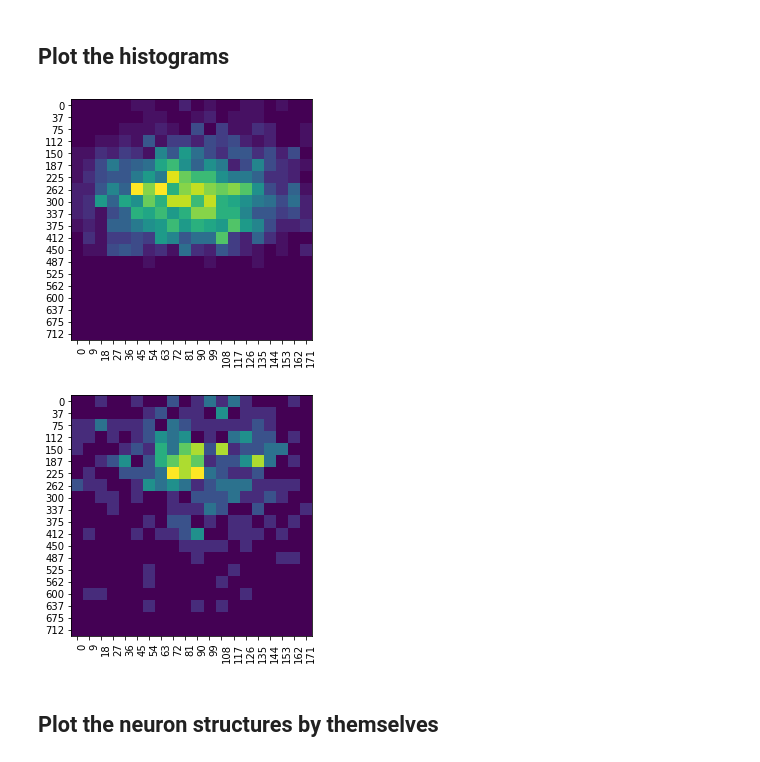
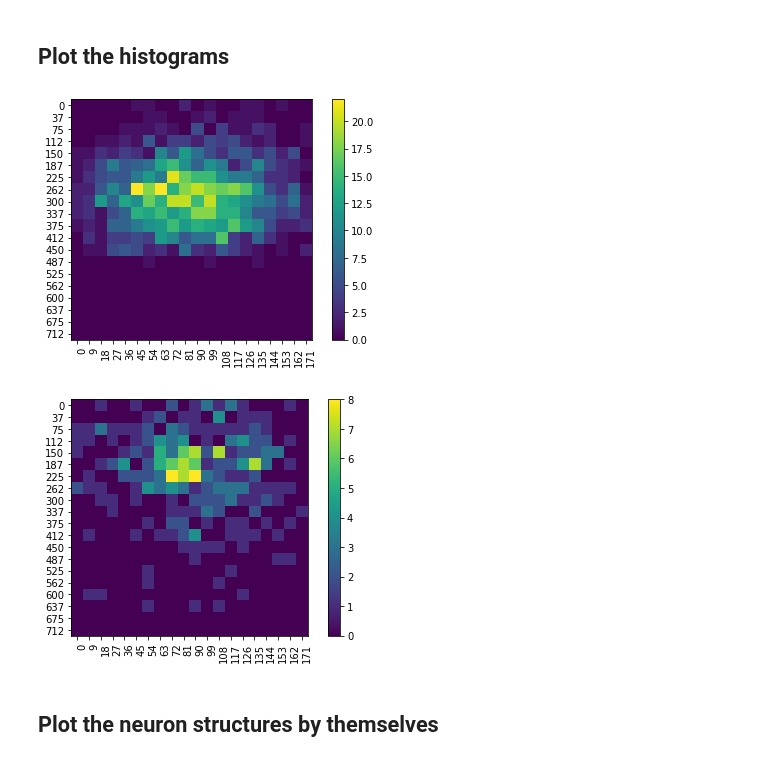
Before and after one commit to Cai-Lab-at-University-of-Michigan/nGauge, a Jupyter notebook: tutorials/histogram_figure/histogram_figure.ipynb, the cells around one changed output. Cells and saved outputs as stored; diff of their text form; code cells hidden in the pictures.

Commit message:
Add colorbars

```diff
--- a/tutorials/histogram_figure/histogram_figure.ipynb
+++ b/tutorials/histogram_figure/histogram_figure.ipynb
@@ -16,30 +16,31 @@ ngauge.__version__
 # %%
 n = Neuron.from_swc( 'public_data/BasketChandelier/ChandelierCells/TM-10-02-15-AR.CNG.swc' )
 
 # Calculate the histogram and split
 res = n.branch_angles_x_path_distances(bins=20, maxDist=750)
 matrix = res[0]
 yaxs = list( map( int, res[1][:-1] ) )
 xaxs = list( map( int, res[2][:-1] ) )
 
 # Create a figure and plot the matrix
 fig, ax = plt.subplots()
 im = ax.imshow(matrix)
 
 # Set the tix labels
 ax.set_xticks( np.arange(len(xaxs)) )
 ax.set_yticks( np.arange(len(yaxs)) )
 ax.set_xticklabels(xaxs)
 ax.set_yticklabels(yaxs)
 
 # Rotate the tick labels and set their alignment.
 plt.setp(ax.get_xticklabels(), rotation=90, ha="right", rotation_mode="anchor")
 
 # Format and save fig
+fig.colorbar(im)
 fig.tight_layout()
-plt.savefig( 'panelAA.pdf', dpi=750 )
+fig.savefig( 'panelAA.pdf', dpi=750 )
 # %% [output]
-[figure, old version]
+[figure, new version]
 # %%
 n = Neuron.from_swc( 'public_data/BasketChandelier/BasketCells/TM-06-23-15-ER.CNG.swc' )
 
@@ -63,10 +64,11 @@ ax.set_yticklabels(yaxs)
 plt.setp(ax.get_xticklabels(), rotation=90, ha="right", rotation_mode="anchor")
 
 # Format and save fig
+fig.colorbar(im)
 fig.tight_layout()
-plt.savefig( 'panelAB.pdf', dpi=750 )
+fig.savefig( 'panelAB.pdf', dpi=750 )
 # %% [output]
-[figure, old version]
+[figure, new version]
 # %% [markdown]
 ## Plot the neuron structures by themselves
 # %%
```
Also changed, not shown: 2 other files.
